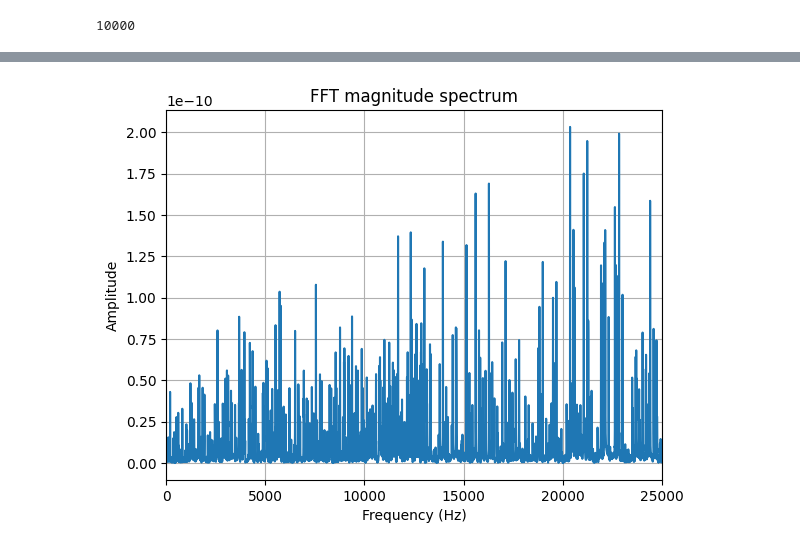
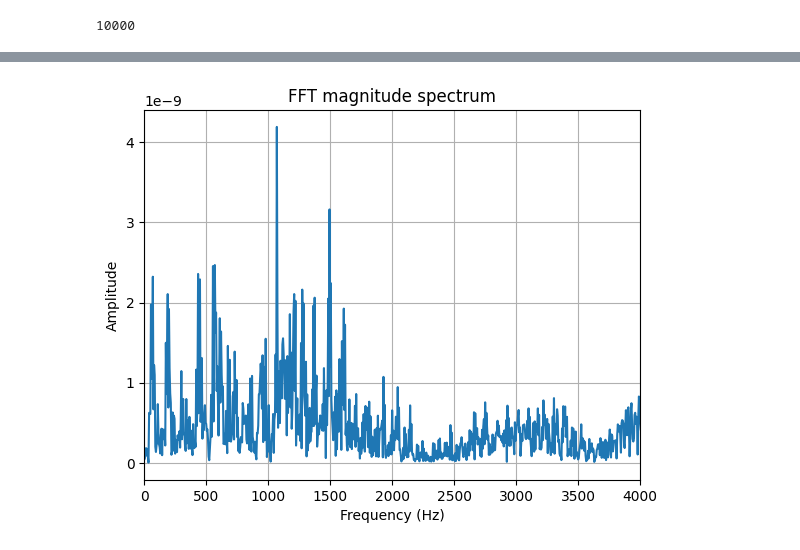
Before and after one commit to sebastian-stubenvoll/wgpu-string-fdm, a Jupyter notebook: piano_string_sim.ipynb, the cells around one changed output, grey strips where cells are left out. Cells and saved outputs as stored; diff of their text form; code cells hidden in the pictures.

```diff
--- a/piano_string_sim.ipynb
+++ b/piano_string_sim.ipynb
@@ -40,21 +40,44 @@ Core delta: 0.001 m
 # %% [markdown]
 ### Material parameters
 # %%
-def winding_properties(d, E, G, rho):
+def winding_properties(d, E, G, rho, kappa):
+    """
+    d      : diameter
+    E      : Young's modulus
+    G      : shear modulus
+    rho    : density
+    kappa  : curvature (1/R)
+    """
 
     r = d / 2
-    A = np.pi * r**2
-    I1 = I2 = (np.pi * r**4) / 4
-    IT = (np.pi * r**4) / 2
+
+    # Cross-section properties for a solid circular rod
+    A  = np.pi * r**2
+    I1 = I2 = (np.pi * r**4) / 4      # bending
+    IT = (np.pi * r**4) / 2           # torsion
+
+    # Shear stiffness parameters (straight-beam)
     k1 = np.sqrt(I1 / A)
     k2 = np.sqrt(I2 / A)
     kT = np.sqrt(IT / A)
+
+    # Straight-beam rigidities
     beta1 = E * I1
     beta2 = E * I2
     betaT = G * IT
     sigma1 = G * A
     sigma2 = G * A
     sigma_p = E * A
+
+    # ----------------------------------------------------------
+    # Effective rigidities for a curved beam using curvature κ
+    # ----------------------------------------------------------
+    beta1_eff = beta1 / (1 + (kappa**2) * I1 / A)
+    beta2_eff = beta2 / (1 + (kappa**2) * I2 / A)
+    betaT_eff = betaT / (1 + (kappa**2) * IT / A)
+
+    # Effective axial rigidity (optional)
+    sigma_p_eff = sigma_p / (1 + (kappa**2) * A / I1)
 
     mass_per_length = rho * A
     return {
@@ -82,7 +105,7 @@ E=115e9
 G=45e9
 F_T=800
 
-coil_props = winding_properties(d, E, G, rho)
+coil_props = winding_properties(d, E, G, rho, kappa)
 core_props = core_properties(D, F_T, rho_core)
 
 print("=== Winding Properties ===")
@@ -128,13 +152,15 @@ def safe_int(n):
     n = int(n)
     return n
 # %%
-dt = 4.0e-8
-T = 0.2
+dt = 1.0e-7
+T = 0.3
 SAMPLE_RATE = 50000
 chunk_size = 1000
 
 NUM_STEPS = T / dt
+print(NUM_STEPS)
 NUM_FRAMES = T * SAMPLE_RATE
+print(NUM_FRAMES)
 OS_FACTOR = safe_int(NUM_STEPS / NUM_FRAMES)
 invocations = safe_int(NUM_STEPS / ( chunk_size * OS_FACTOR))
 
@@ -499,26 +512,26 @@ ani = render_movie(cart_frames, framerate=25)
 # %%
 # --- FFT ---
 N = len(ori_frames)
-X = np.fft.fft([f[100][0][0] for f in ori_frames ])
+X = np.fft.fft([f[100][0][1] for f in ori_frames ])
 freqs = np.fft.fftfreq(N, d=1/50000)
 
 # Only keep the positive frequencies
 idx = np.where(freqs >= 0)
 freqs_pos = freqs[idx]
 X_pos = X[idx]
 
 # Magnitude spectrum
 mag = np.abs(X_pos) * (2.0 / N)   # scale for single-sided spectrum
 phase = np.angle(X_pos) * ( 0.0005 / N)
 
 # --- Plot ---
 plt.figure()
 plt.plot(freqs_pos, mag)
 plt.title("FFT magnitude spectrum")
 plt.xlabel("Frequency (Hz)")
 plt.ylabel("Amplitude")
 plt.grid(True)
-plt.xlim(0, SAMPLE_RATE/2)
+plt.xlim(0, 4000)
 plt.show()
 # %% [output]
-[figure, old version]
+[figure, new version]
```
Also changed, not shown: parts of 13 cells of this notebook, 2 other files.
